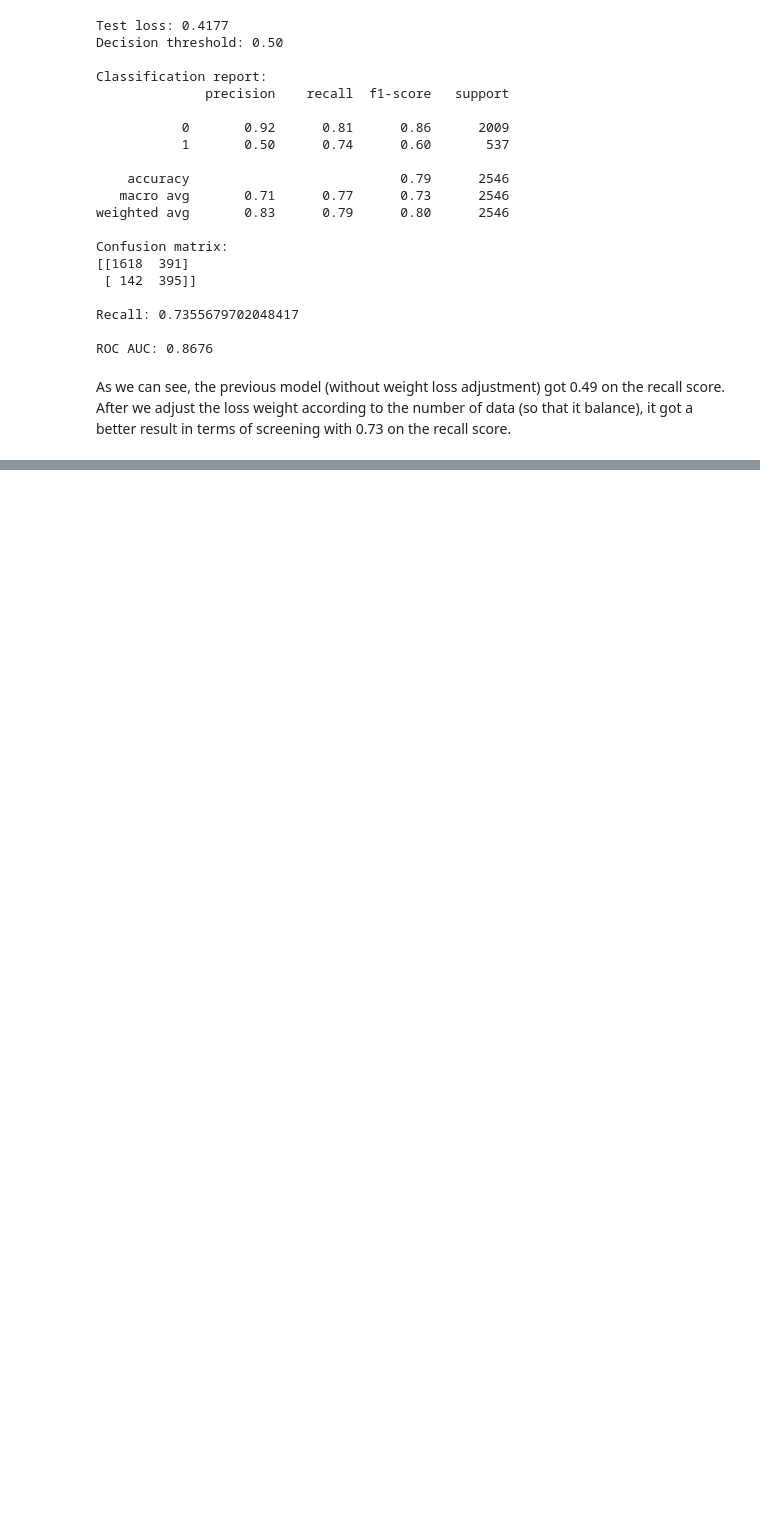
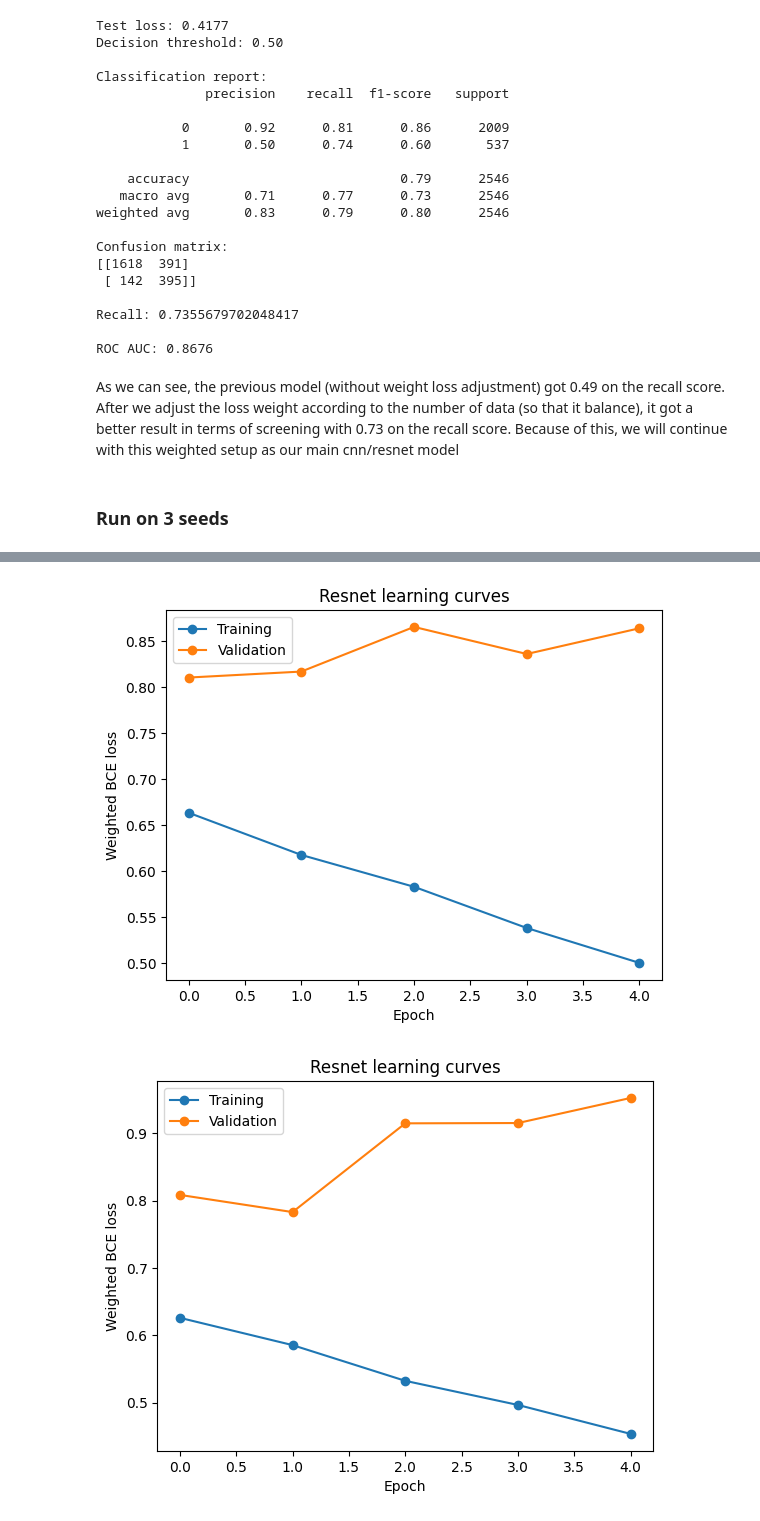
Before and after one commit to faizr206/Assignment1_MedicalImaging, a Jupyter notebook: Assignment1_Faiz.ipynb, the cells around one changed output, grey strips where cells are left out. Drawn from its saved outputs; the diff is of its cells as text; code cells hidden in the pictures; blank space fills up the shorter version.

Commit message:
add several seeds for rf and resnet

```diff
--- a/Assignment1_Faiz.ipynb
+++ b/Assignment1_Faiz.ipynb
@@ -646,0 +713,19 @@ from sklearn.metrics import accuracy_score, classification_report, confusion_mat
+# %%
+THREE_SEEDS = [1, 2, 3]
+
+temp_rf_recalls = []
+
+for i, seed in enumerate(THREE_SEEDS):
+    rf_model = RandomForestClassifier(n_estimators=500, min_samples_split=2, min_samples_leaf=4, max_depth=None, class_weight='balanced', random_state=seed)
+    rf_model.fit(X_train, y_train)
+
+    y_test_pred = rf_model.predict(X_test)
+
+    recall = recall_score(y_test, y_test_pred)
+    temp_rf_recalls.append(recall)
+
+    print(f"Recall: {recall_score(y_test, y_test_pred)}")
+
+temp_rf_recalls = np.array(temp_rf_recalls)
+
+print(f"RF Recall mean: {temp_rf_recalls.mean()}, std: {temp_rf_recalls.std()}")
@@ -948,4 +1045,25 @@ Recall: 0.7355679702048417
 
 ROC AUC: 0.8676
 # %% [markdown]
-As we can see, the previous model (without weight loss adjustment) got 0.49 on the recall score. After we adjust the loss weight according to the number of data (so that it balance), it got a better result in terms of screening with 0.73 on the recall score.
+As we can see, the previous model (without weight loss adjustment) got 0.49 on the recall score. After we adjust the loss weight according to the number of data (so that it balance), it got a better result in terms of screening with 0.73 on the recall score. Because of this, we will continue with this weighted setup as our main cnn/resnet model
+# %% [markdown]
+### Run on 3 seeds
+# %%
+THREE_SEEDS = [1, 2, 3]
+resnet_histories = [
+    train_model(resnet_model, epochs=5, learning_rate=1e-4, weight_decay=1e-4, pos_weight=pos_weight, checkpoint_path=f'model_weight/best_model_{seed}.pth', seed=seed)
+    for seed in THREE_SEEDS
+]
+
+for i in range(len(THREE_SEEDS)):
+    temp_resnet_model = make_resnet50()
+    # train_model(temp_resnet_model, epochs=5, learning_rate=1e-4, weight_decay=1e-4, checkpoint_path=f'model_weight/best_model_{seed}.pth', seed=seed)
+
+    plt.plot(resnet_histories[i]["train"], marker="o", label="Training")
+    plt.plot(resnet_histories[i]["validation"], marker="o", label="Validation")
+    plt.xlabel("Epoch")
+    plt.ylabel("Weighted BCE loss")
+    plt.title("Resnet learning curves")
+    plt.legend()
+    plt.show()
+# %% [output]
@@ -951,0 +1088,2 @@ As we can see, the previous model (without weight loss adjustment) got 0.49 on t
+[figure, added]
+[figure, added]
```
Also changed, not shown: parts of 19 cells of this notebook.
